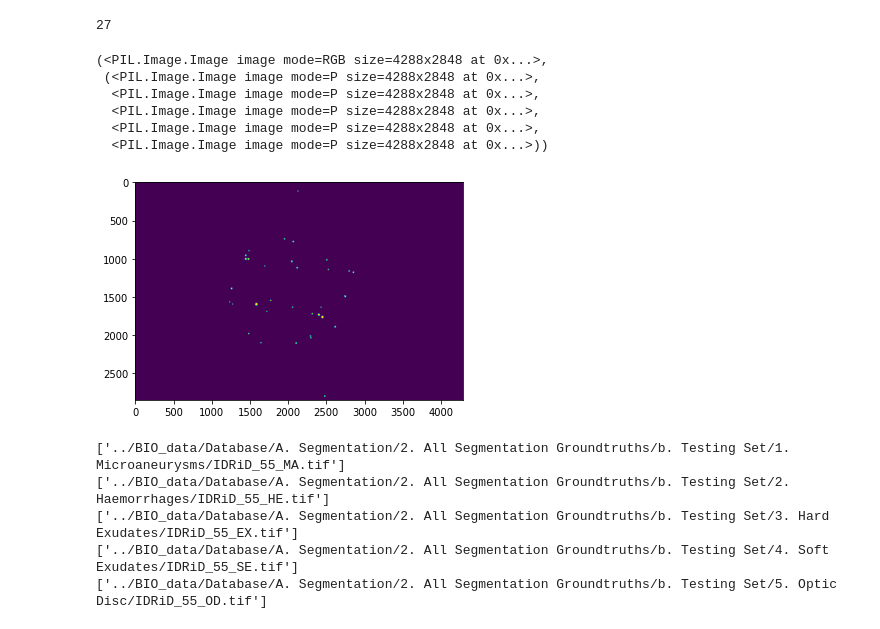
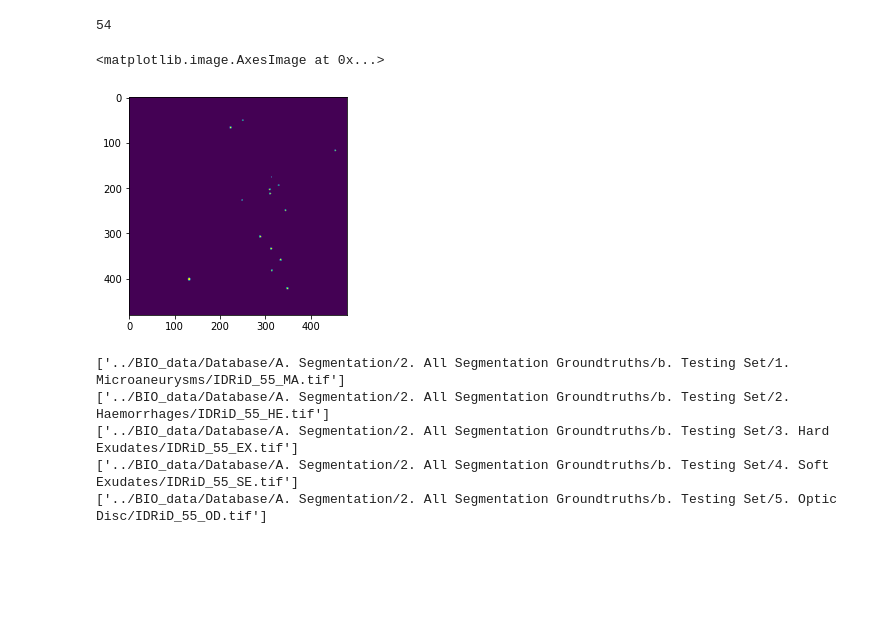
Before and after one commit to marekkles/BIO, a Jupyter notebook: testing_ntb.ipynb, the cells around one changed output. Drawn from its saved outputs; the diff is of its cells as text; code cells hidden in the pictures; blank space fills up the shorter version.

```diff
--- a/testing_ntb.ipynb
+++ b/testing_ntb.ipynb
@@ -15,17 +16,12 @@ TypeError: __call__() missing 1 required positional argument: 'target'
 # %%
-ds2 = Dataset2("../BIO_data/Database", image_set='test')
+ds2 = Dataset2("../BIO_data/Database", image_set='train', transforms=SegmentationPresetTrain(520, 480))
 print(len(ds2))
+img, target = ds2[0]
 imshow(np.asarray(ds2[0][1][0]))
-ds2[0]
 # %% [output]
-27
+54
-(<PIL.Image.Image image mode=RGB size=4288x2848 at 0x...>,
- (<PIL.Image.Image image mode=P size=4288x2848 at 0x...>,
-  <PIL.Image.Image image mode=P size=4288x2848 at 0x...>,
-  <PIL.Image.Image image mode=P size=4288x2848 at 0x...>,
-  <PIL.Image.Image image mode=P size=4288x2848 at 0x...>,
-  <PIL.Image.Image image mode=P size=4288x2848 at 0x...>))
+<matplotlib.image.AxesImage at 0x...>
-[figure, old version]
+[figure, new version]
 # %%
 import os
 
```
Also changed, not shown: parts of 3 cells of this notebook, 1 other file.
